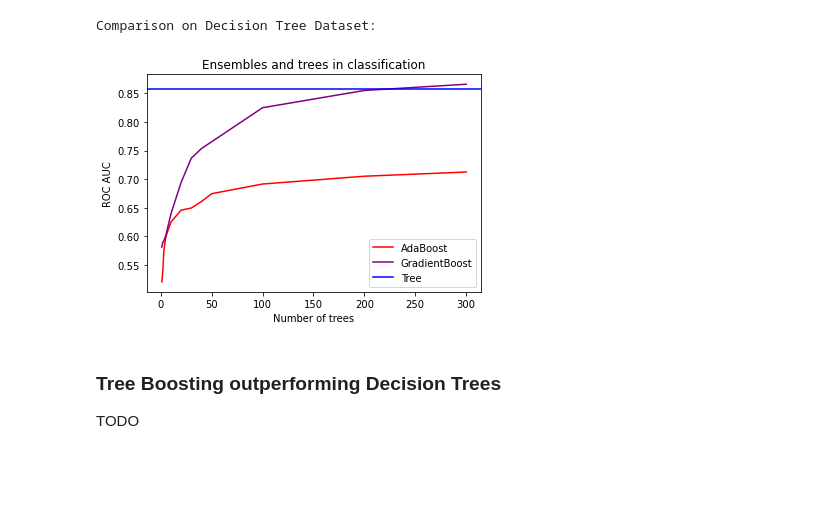
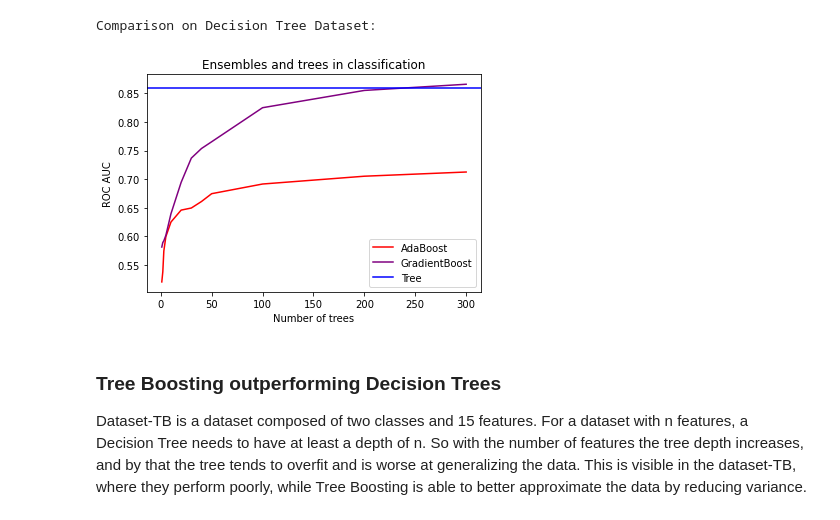
Before and after one commit to MBorgesT/ML_Assignment, a Jupyter notebook: DTvsTB.ipynb, the cells around one changed output. Cells and saved outputs as stored; diff of their text form; code cells hidden in the pictures; blank space fills up the shorter version.

```diff
--- a/DTvsTB.ipynb
+++ b/DTvsTB.ipynb
@@ -78,17 +73,17 @@ AUC score: 0.767
 # %%
 print('Comparison on Decision Tree Dataset:')
 ntree=np.array([1, 2, 3, 5, 10, 20, 30, 40, 50, 100, 200, 300])
 auc_ada_tree = map(lambda tree: get_auc_ada_trees(tree, dt_X, dt_y), ntree) # ADA AUC per number of trees
 auc_gbc_tree = map(lambda tree: get_auc_gbc_trees(tree, dt_X, dt_y), ntree) # GBC AUC per number of trees
-auc_tree = dt_classifier_auc(dt_X, dt_y, max_depth=None, min_samples_split=2)
+auc_tree = dt_classifier_auc(dt_X, dt_y, max_depth=35, min_samples_split=2)
 plot_tree_compare(ntree, auc_ada_tree, auc_gbc_tree, auc_tree)
 # %% [output]
 Comparison on Decision Tree Dataset:
-[figure, old version]
+[figure, new version]
-# %% [markdown]
-### Tree Boosting outperforming Decision Trees ###
-
-TODO
+# %% [markdown]
+### Tree Boosting outperforming Decision Trees ###
+
+Dataset-TB is a dataset composed of two classes and 15 features. For a dataset with n features, a Decision Tree needs to have at least a depth of n. So with the number of features the tree depth increases, and by that the tree tends to overfit and is worse at generalizing the data. This is visible in the dataset-TB, where they perform poorly, while Tree Boosting is able to better approximate the data by reducing variance.
 # %%
 # Generate dataset
 def data_tb():
```
Also changed, not shown: parts of 9 cells of this notebook, 3 other files.
